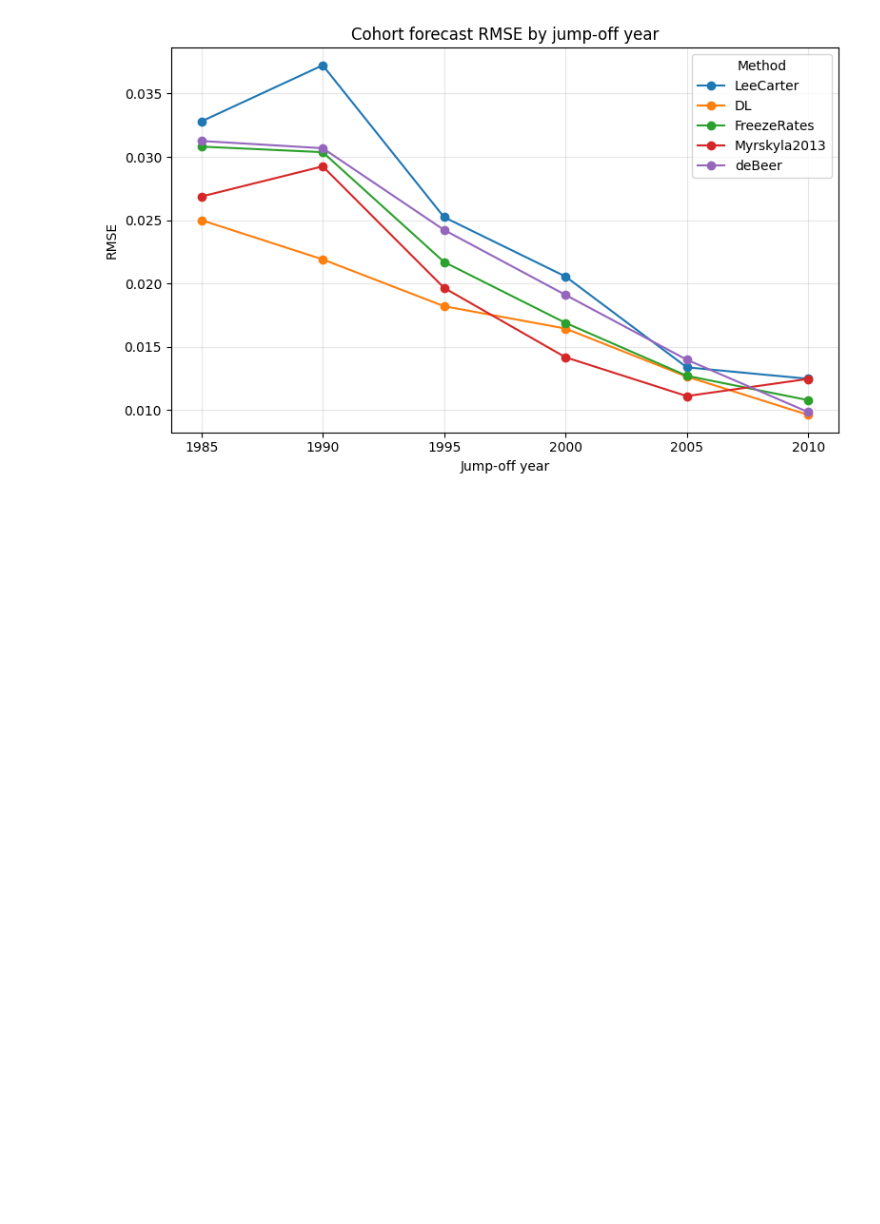
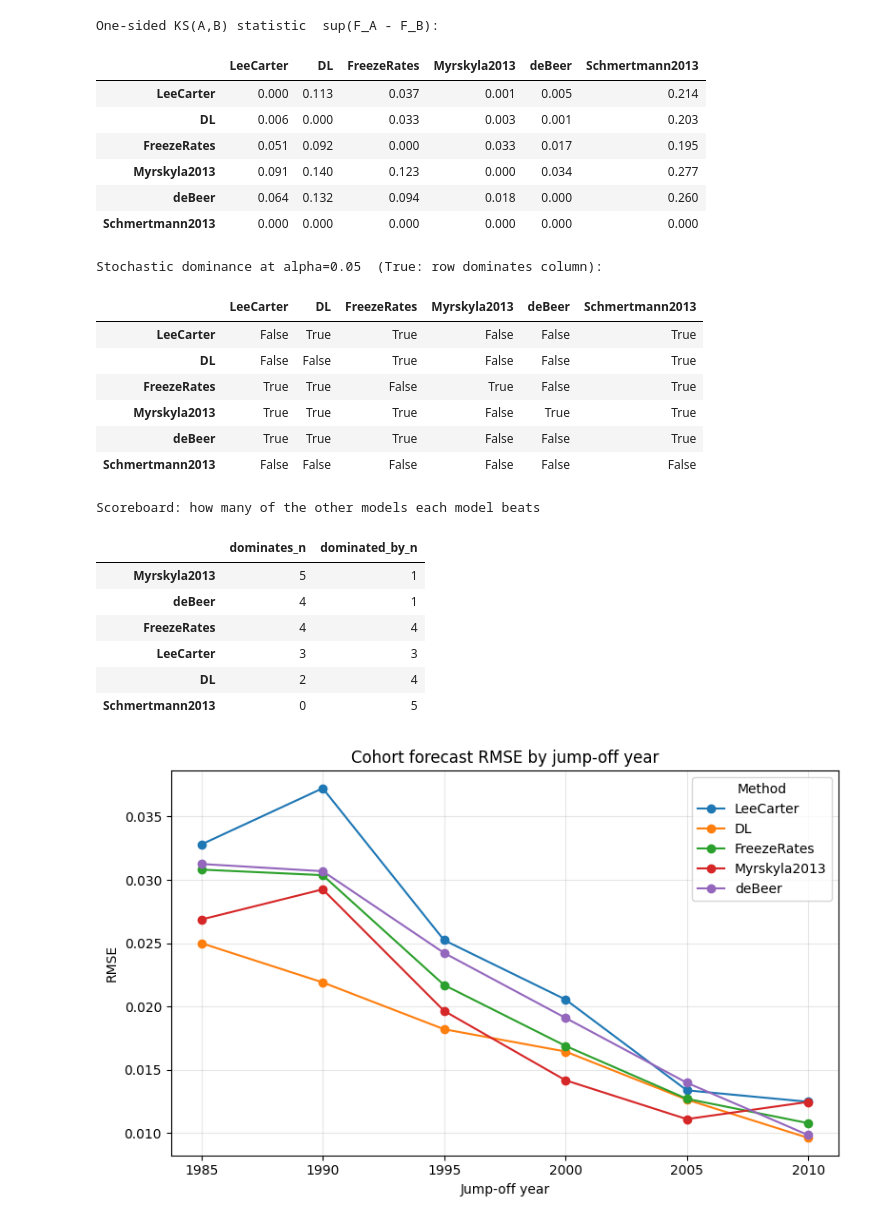
Before and after one commit to paigenpark/deep-fert, a Jupyter notebook: code/evaluation/eval_figures_cohort.ipynb, the cells around one changed output. Cells and saved outputs as stored; diff of their text form; code cells hidden in the pictures; blank space fills up the shorter version.

```diff
--- a/code/evaluation/eval_figures_cohort.ipynb
+++ b/code/evaluation/eval_figures_cohort.ipynb
@@ -95,3 +217,62 @@ rmse_joy_table
+# %%
+# ============================================================
+# One-sided KS: stochastic dominance  KS(A, B)
+# ============================================================
+# KS(A, B) tests whether A's APE CDF is strictly greater (lies to the LEFT) of
+# B's -- i.e. A's completed-cohort-fertility errors are systematically smaller,
+# so A stochastically dominates (forecasts better than) B.
+#   scipy alternative='greater' -> H1: CDF_A > CDF_B  (statistic = sup(F_A - F_B))
+# A small p-value in cell (row=A, col=B) => A dominates B.
+ksd_stat = pd.DataFrame(index=names, columns=names, dtype=float)
+ksd_pval = pd.DataFrame(index=names, columns=names, dtype=float)
+for a in names:
+    for b in names:
+        if a == b:
+            ksd_stat.loc[a, b], ksd_pval.loc[a, b] = 0.0, 1.0
+            continue
+        res = ks_2samp(ape_by_model[a].values, ape_by_model[b].values,
+                       alternative='greater')
+        ksd_stat.loc[a, b] = res.statistic
+        ksd_pval.loc[a, b] = res.pvalue
+
+# For each model: which rivals it significantly dominates / is dominated by
+dominates = ksd_pval < DOMINANCE_ALPHA          # (row dominates column)
+dominance_scoreboard = pd.DataFrame({
+    'dominates_n':    dominates.sum(axis=1),
+    'dominated_by_n': dominates.sum(axis=0),
+}).sort_values(['dominates_n', 'dominated_by_n'], ascending=[False, True])
+
+print('One-sided KS(A,B) statistic  sup(F_A - F_B):')
+display(ksd_stat.round(3))
+print(f'\nStochastic dominance at alpha={DOMINANCE_ALPHA}  (True: row dominates column):')
+display(dominates)
+print('\nScoreboard: how many of the other models each model beats')
+dominance_scoreboard
+# %% [output]
+One-sided KS(A,B) statistic  sup(F_A - F_B):
+|  | LeeCarter | DL | FreezeRates | Myrskyla2013 | deBeer | Schmertmann2013 |
+| LeeCarter | 0.000 | 0.113 | 0.037 | 0.001 | 0.005 | 0.214 |
+| DL | 0.006 | 0.000 | 0.033 | 0.003 | 0.001 | 0.203 |
+| FreezeRates | 0.051 | 0.092 | 0.000 | 0.033 | 0.017 | 0.195 |
+| Myrskyla2013 | 0.091 | 0.140 | 0.123 | 0.000 | 0.034 | 0.277 |
+| deBeer | 0.064 | 0.132 | 0.094 | 0.018 | 0.000 | 0.260 |
+| Schmertmann2013 | 0.000 | 0.000 | 0.000 | 0.000 | 0.000 | 0.000 |
+Stochastic dominance at alpha=0.05  (True: row dominates column):
+|  | LeeCarter | DL | FreezeRates | Myrskyla2013 | deBeer | Schmertmann2013 |
+| LeeCarter | False | True | True | False | False | True |
+| DL | False | False | True | False | False | True |
+| FreezeRates | True | True | False | True | False | True |
+| Myrskyla2013 | True | True | True | False | True | True |
+| deBeer | True | True | True | False | False | True |
+| Schmertmann2013 | False | False | False | False | False | False |
+Scoreboard: how many of the other models each model beats
+|  | dominates_n | dominated_by_n |
+| Myrskyla2013 | 5 | 1 |
+| deBeer | 4 | 1 |
+| FreezeRates | 4 | 4 |
+| LeeCarter | 3 | 3 |
+| DL | 2 | 4 |
+| Schmertmann2013 | 0 | 5 |
 # %%
 # Plot RMSE by jump-off year for each method
 fig, ax = plt.subplots(figsize=(8, 5))
```
Also changed, not shown: parts of 7 cells of this notebook, 3 other files.
